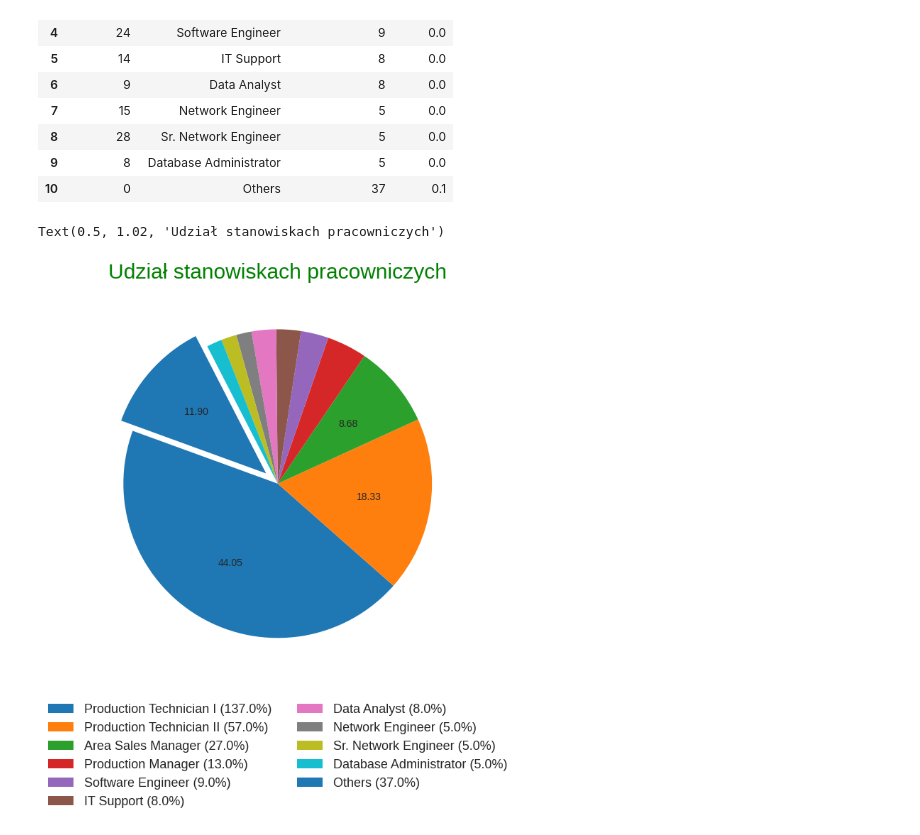
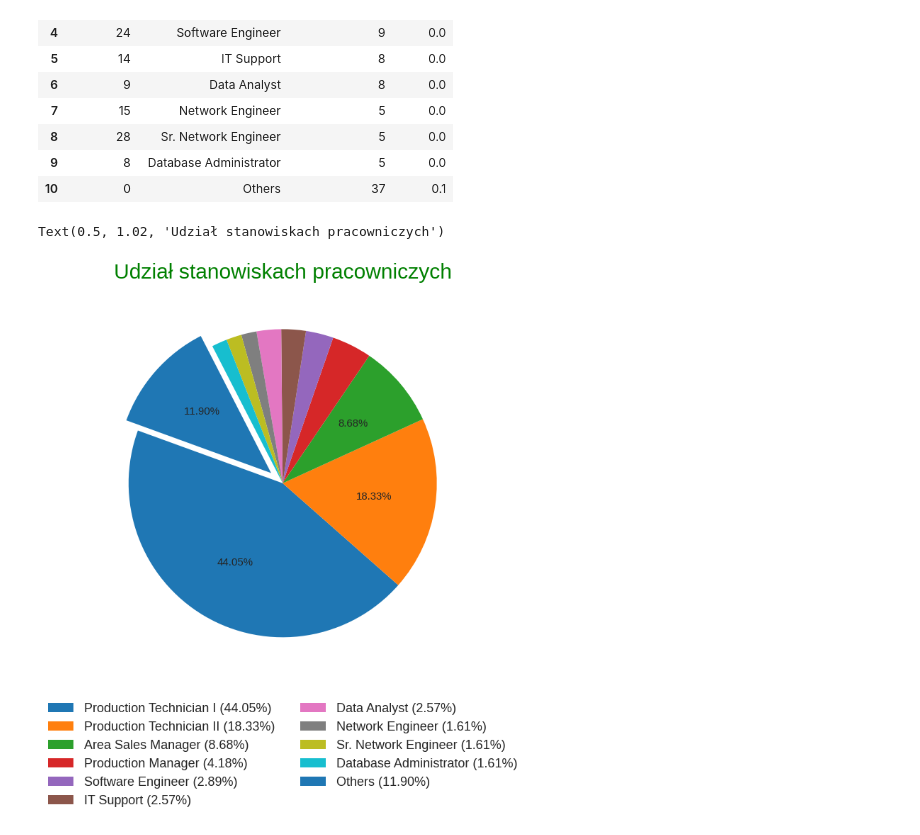
Before and after one commit to wkabatc/inwd-project, a Jupyter notebook: inwd_projekt.ipynb, the cells around one changed output. Saved outputs shown, nothing was run; the diff lists cells and outputs as text; code cells hidden in the pictures.

```diff
--- a/inwd_projekt.ipynb
+++ b/inwd_projekt.ipynb
@@ -146,17 +156,16 @@ plot2Df
 | 10 | 0 | Others | 37 | 0.1 |
 # %%
 def my_pct(pct):
-    return ('%.2f' % pct) if pct > 5 else ''
+    return ('%.2f%%' % pct) if pct > 5 else ''
 
-labels = plot2Df['Position']
 explode = plot2Df['Explode']
 
-plot2 = plot2Df.plot.pie(y = 'EmployeesNum', labels = None, explode = explode, autopct = my_pct, startangle = 160, textprops={'fontsize': 14}, ylabel='', figsize = (10, 10))
+plot2 = plot2Df.plot.pie(y = 'EmployeesNum', labels = None, explode = explode, autopct = my_pct, startangle = 160, textprops = {'fontsize': 15}, ylabel='', figsize = (10, 10))
 
-labels = [f'{l} ({s:0.1f}%)' for l, s in zip(labels, plot2Df['EmployeesNum'])]
+labels = [f'{l} ({s:.2f}%)' for l, s in zip(plot2Df['Position'], plot2Df['EmployeesNum'] / plot2Df['EmployeesNum'].sum() * 100)]
 plot2.legend(labels = labels, fontsize = 18, loc = 'upper center', bbox_to_anchor = (0.5, -0.04), ncol = 2)
 
 plot2.set_title(label = 'Udział stanowiskach pracowniczych', fontsize = 30, color = 'green', y = 1.02)
 # %% [output]
 Text(0.5, 1.02, 'Udział stanowiskach pracowniczych')
-[figure, old version]
+[figure, new version]
```
Also changed, not shown: parts of 8 cells of this notebook.
